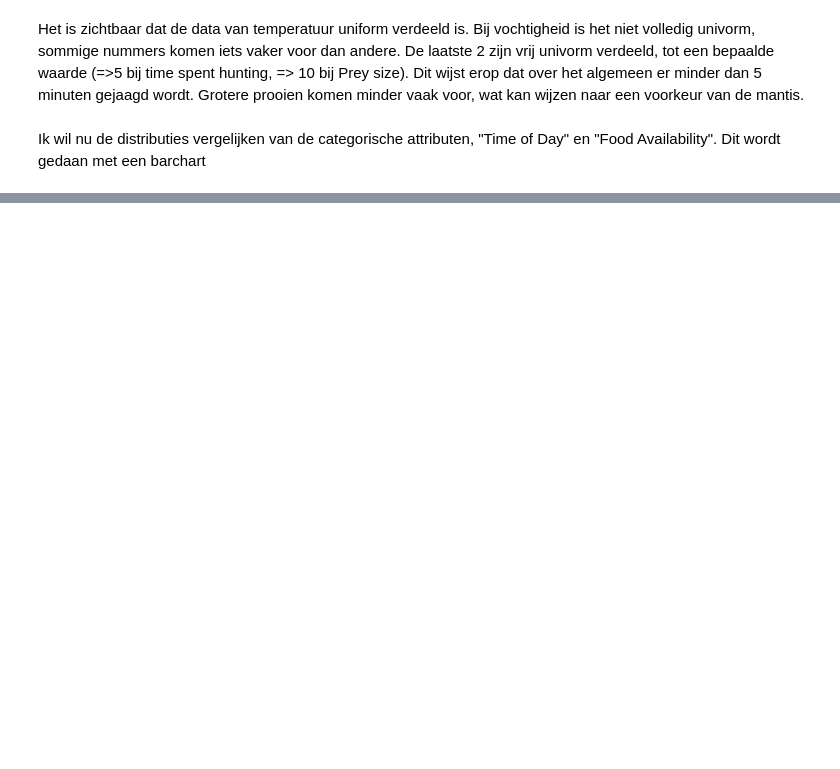
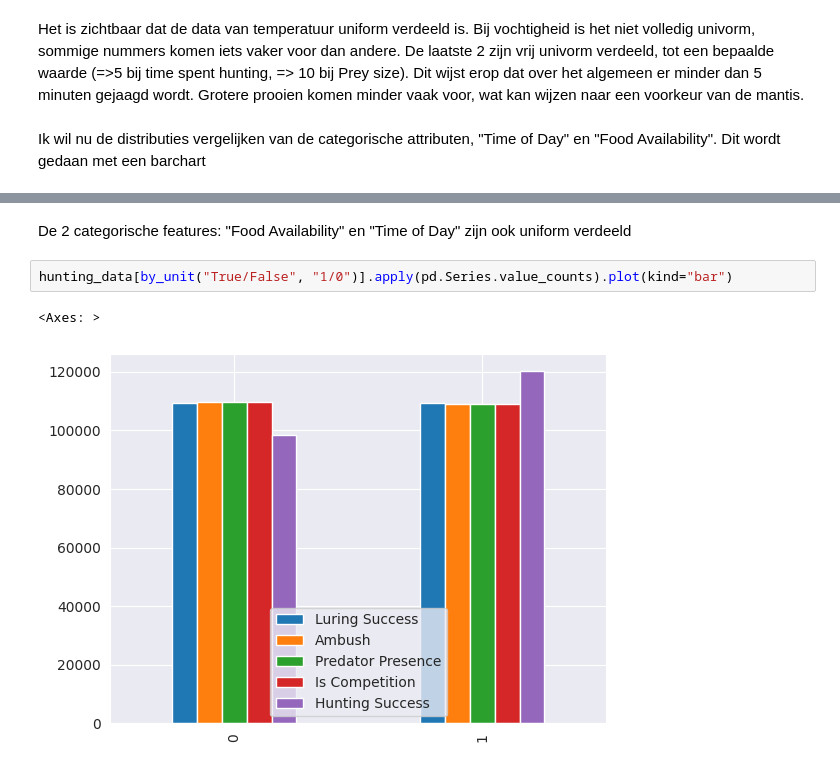
Before and after one commit to RamonReilman/hunting_mantis_ml, a Jupyter notebook: EDA.ipynb, the cells around one changed output, grey strips where cells are left out. Cells and saved outputs as stored; diff of their text form; blank space fills up the shorter version.

```diff
--- a/EDA.ipynb
+++ b/EDA.ipynb
@@ -117,0 +113,7 @@ KeyboardInterrupt:
+# %% [markdown]
+De 2 categorische features: "Food Availability" en "Time of Day" zijn ook uniform verdeeld
+# %%
+hunting_data[by_unit("True/False", "1/0")].apply(pd.Series.value_counts).plot(kind="bar")
+# %% [output]
+<Axes: >
+[figure, added]
```
Also changed, not shown: parts of 17 cells of this notebook, 1 other file.
